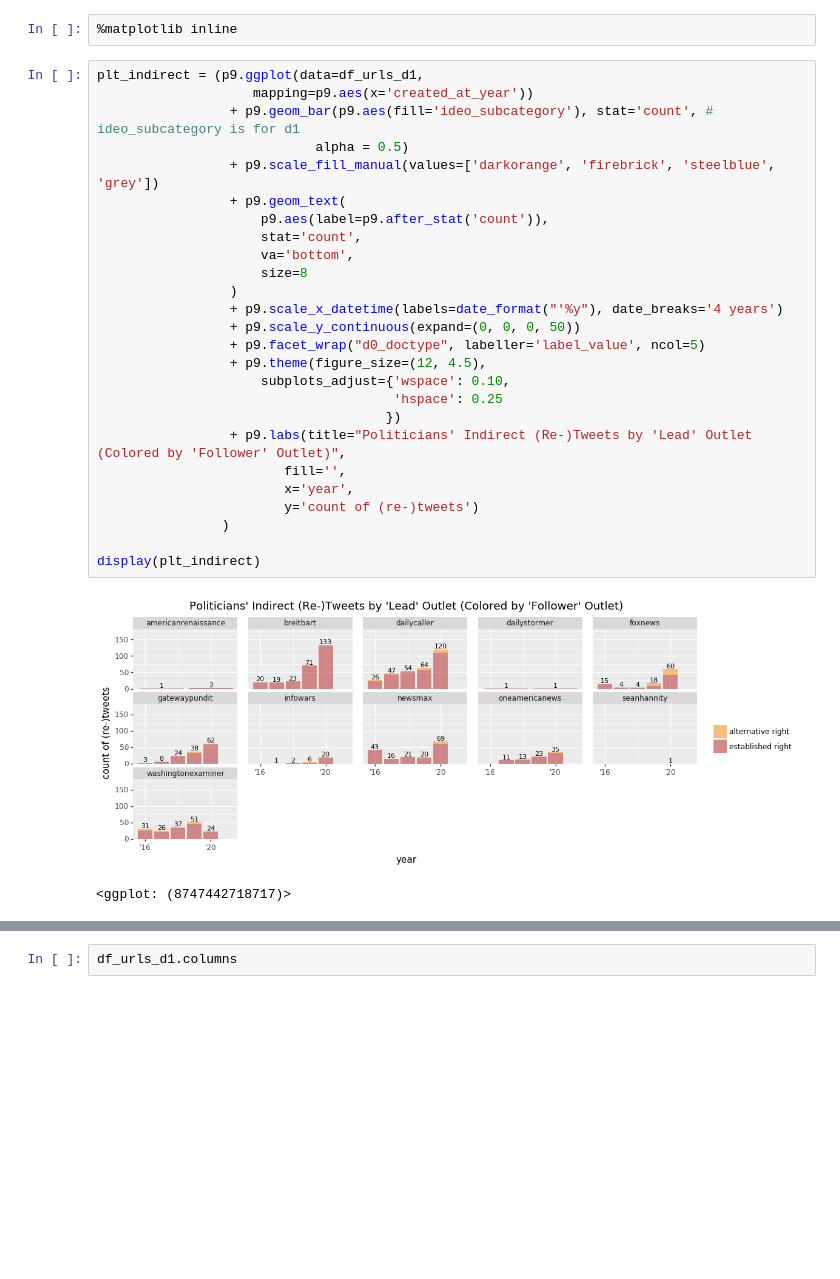
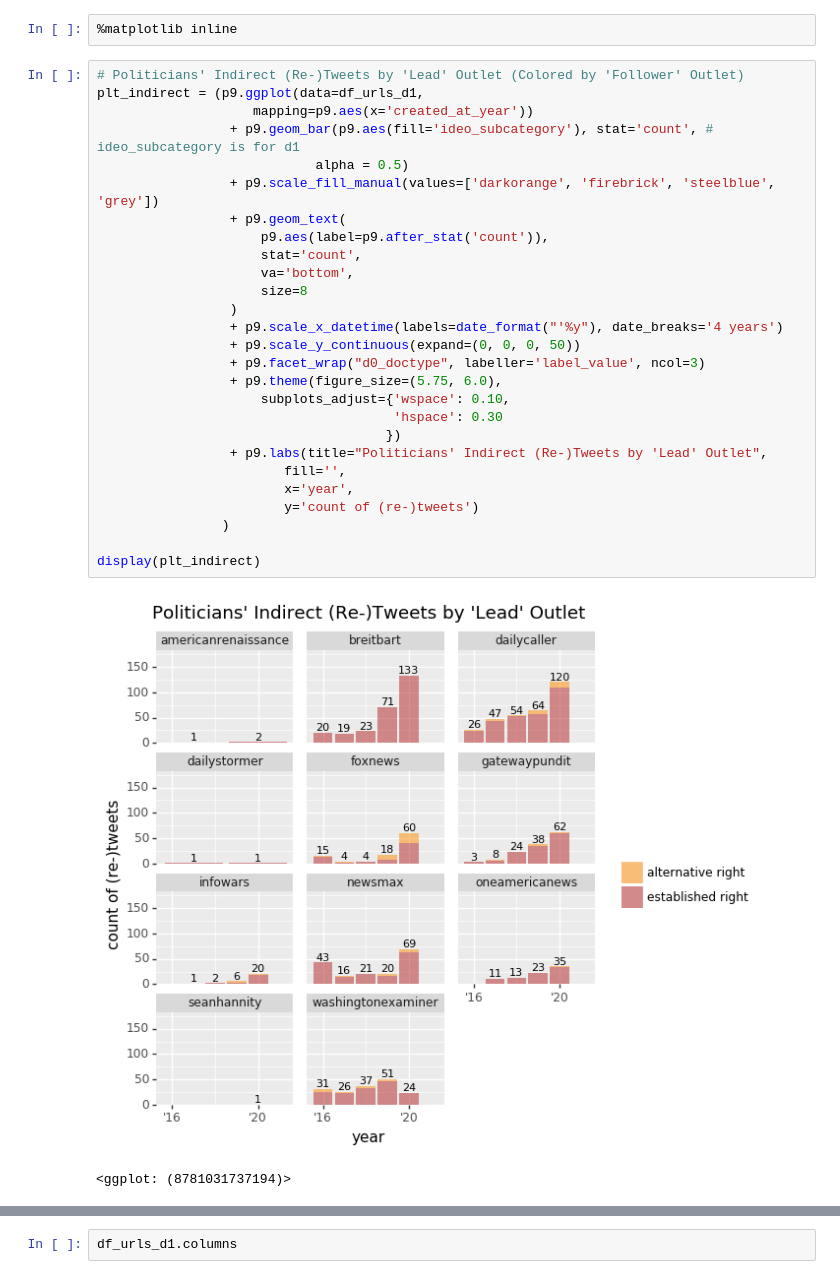
Before and after one commit to wlmwng/us-right-media, a Jupyter notebook: usrightmedia/code/09-analysis/03-indirect-shared-domains.ipynb, the cells around one changed output, grey strips where cells are left out. Cells and saved outputs as stored; diff of their text form; blank space fills up the shorter version.

Commit message:
prep figures (indirectly shared domains)

```diff
--- a/usrightmedia/code/09-analysis/03-indirect-shared-domains.ipynb
+++ b/usrightmedia/code/09-analysis/03-indirect-shared-domains.ipynb
@@ -355,32 +355,33 @@ len(df_urls_d1)
 # %%
 %matplotlib inline
 # %%
+# Politicians' Indirect (Re-)Tweets by 'Lead' Outlet (Colored by 'Follower' Outlet)
 plt_indirect = (p9.ggplot(data=df_urls_d1,
                     mapping=p9.aes(x='created_at_year'))
                  + p9.geom_bar(p9.aes(fill='ideo_subcategory'), stat='count', # ideo_subcategory is for d1
                             alpha = 0.5)
                  + p9.scale_fill_manual(values=['darkorange', 'firebrick', 'steelblue', 'grey'])
                  + p9.geom_text(
                      p9.aes(label=p9.after_stat('count')),
                      stat='count',
                      va='bottom',
                      size=8
                  )
                  + p9.scale_x_datetime(labels=date_format("'%y"), date_breaks='4 years')
                  + p9.scale_y_continuous(expand=(0, 0, 0, 50))
-                 + p9.facet_wrap("d0_doctype", labeller='label_value', ncol=5)
-                 + p9.theme(figure_size=(12, 4.5),
+                 + p9.facet_wrap("d0_doctype", labeller='label_value', ncol=3)
+                 + p9.theme(figure_size=(5.75, 6.0),
                      subplots_adjust={'wspace': 0.10,
-                                      'hspace': 0.25
+                                      'hspace': 0.30
                                      })
-                 + p9.labs(title="Politicians' Indirect (Re-)Tweets by 'Lead' Outlet (Colored by 'Follower' Outlet)",
+                 + p9.labs(title="Politicians' Indirect (Re-)Tweets by 'Lead' Outlet",
                         fill='',
                         x='year',
                         y='count of (re-)tweets')
                 )
 
 display(plt_indirect)
 # %% [output]
-[figure, old version]
+[figure, new version]
-<ggplot: (8747442718717)>
+<ggplot: (8781031737194)>
 # %%
```
Also changed, not shown: parts of 2 cells of this notebook, 1 other file.
